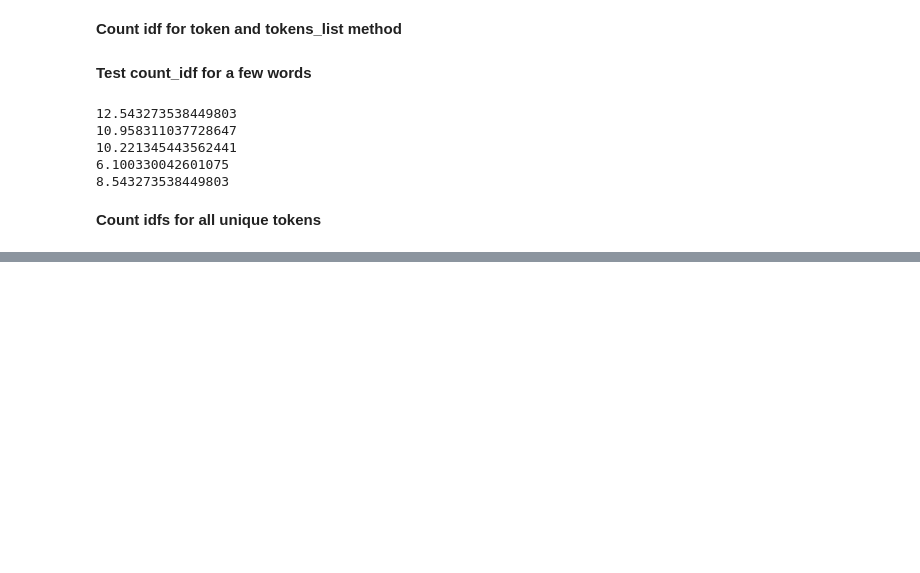
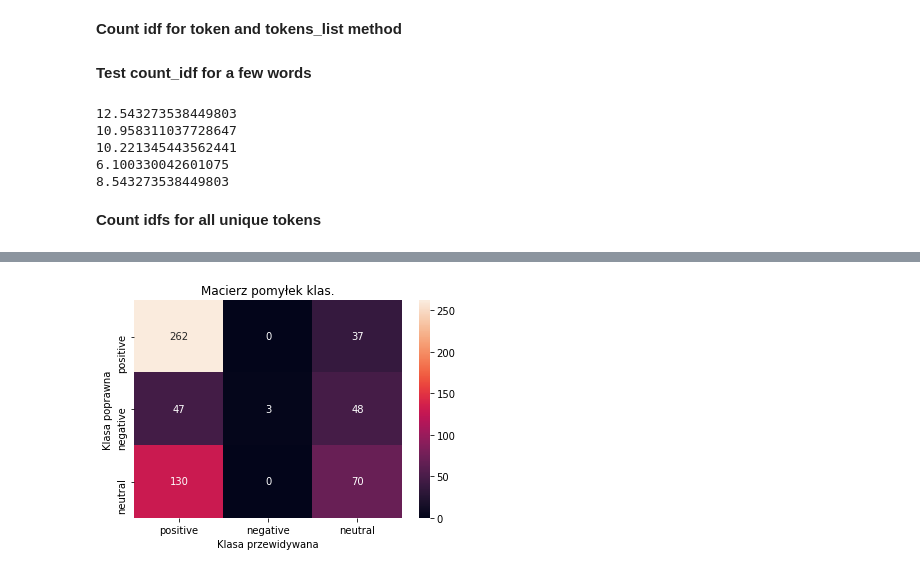
Before and after one commit to Jarkendar/Emotional-Tweets, a Jupyter notebook: emotional_tweets.ipynb, the cells around one changed output, grey strips where cells are left out. Cells and saved outputs as stored; diff of their text form; code cells hidden in the pictures; blank space fills up the shorter version.

Commit message:
Added classifier Added PCA Added prediction Added confusion matrix Added csv

```diff
--- a/emotional_tweets.ipynb
+++ b/emotional_tweets.ipynb
@@ -133,0 +199,2 @@ idf_list = [count_idf(item, normalize_tokens) for item in unique_set]
+# %%
+X_train, X_test, y_train, y_test = train_test_split(X_pca, train_label, test_size=0.1, random_state=123)
@@ -133,0 +215,7 @@ idf_list = [count_idf(item, normalize_tokens) for item in unique_set]
+# %%
+random_forest = RandomForestClassifier(n_estimators = 1000,
+                                       random_state = 123,
+                                       n_jobs=-1,
+                                       verbose=1)
+# %%
+random_forest.fit(X_train, y_train)
@@ -133,0 +242,2 @@ idf_list = [count_idf(item, normalize_tokens) for item in unique_set]
+# %%
+y_pred = random_forest.predict(X_test)
@@ -133,0 +251,11 @@ idf_list = [count_idf(item, normalize_tokens) for item in unique_set]
+# %%
+conf_matrix = metrics.confusion_matrix(y_test, y_pred, labels=y_train['labels'].unique())
+
+df = pd.DataFrame(conf_matrix, index=y_train['labels'].unique(), columns=y_train['labels'].unique())
+sns.heatmap(df, annot=True, fmt='g')
+plt.title('Macierz pomyłek klas.')
+plt.xlabel('Klasa przewidywana')
+plt.ylabel('Klasa poprawna')
+plt.show()
+# %% [output]
+[figure, added]
```
Also changed, not shown: parts of 30 cells of this notebook.
